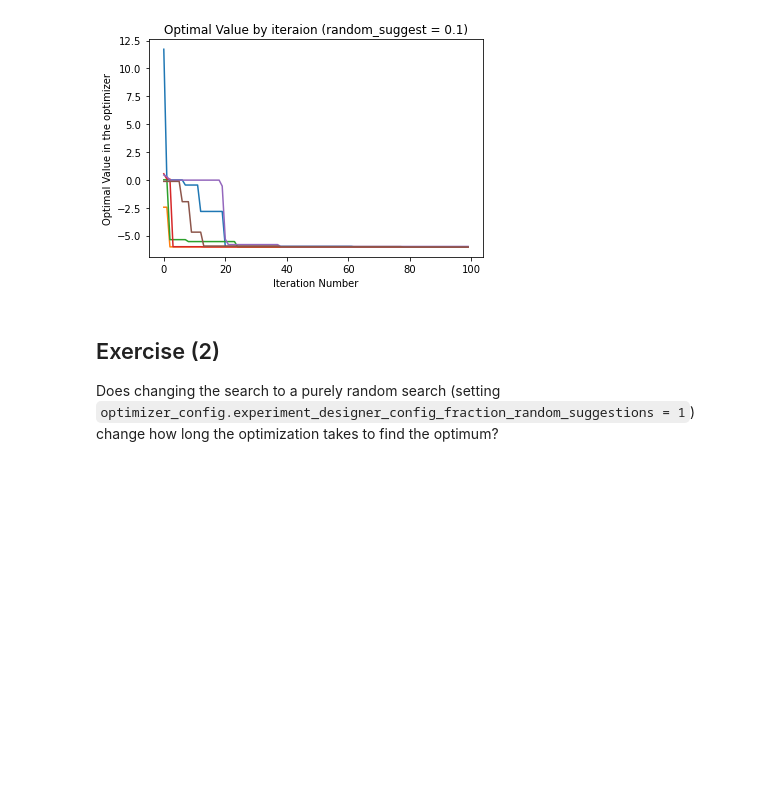
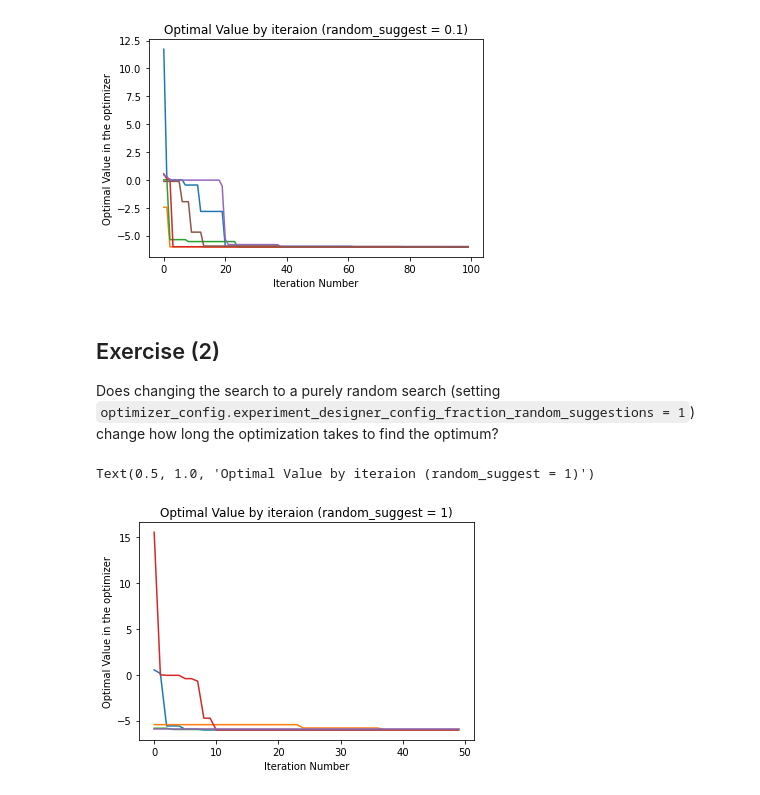
Before and after one commit to GindaChen/MLOS, a Jupyter notebook: source/Mlos.Notebooks/BayesianOptimization.ipynb, the cells around one changed output. Saved outputs shown, nothing was run; the diff lists cells and outputs as text; code cells hidden in the pictures; blank space fills up the shorter version.

```diff
--- a/source/Mlos.Notebooks/BayesianOptimization.ipynb
+++ b/source/Mlos.Notebooks/BayesianOptimization.ipynb
@@ -341,7 +353,7 @@ def run_once(optimizer, N=10):
 # %%
 for i in range(5):
     optimizer = new_optimizer()
-    opts = run_once(optimizer, N=100)
+    opts = run_once(optimizer, N=50)
     optimums.append((opts, optimizer))
 # %%
 for opts, _ in optimums:
@@ -377,7 +389,19 @@ def new_random_optimizer():
 # %%
 random_optimums = []
 # %%
-for i in range(5):
+for i in range(3):
     optimizer = new_random_optimizer()
-    opts = run_once(optimizer, N=100)
+    opts = run_once(optimizer, N=50)
     random_optimums.append((opts, optimizer))
+# %%
+for opts, _ in random_optimums:
+    x = [i for i in range(len(opts))]
+    y = [i["function_value"] for i in opts]
+    plt.plot(x, y)
+    ax = plt.gca()
+    ax.set_ylabel("Optimal Value in the optimizer")
+    ax.set_xlabel("Iteration Number")
+plt.title('Optimal Value by iteraion (random_suggest = 1)')
+# %% [output]
+Text(0.5, 1.0, 'Optimal Value by iteraion (random_suggest = 1)')
+[figure, added]
```
Also changed, not shown: parts of 3 cells of this notebook, 11 other files.
